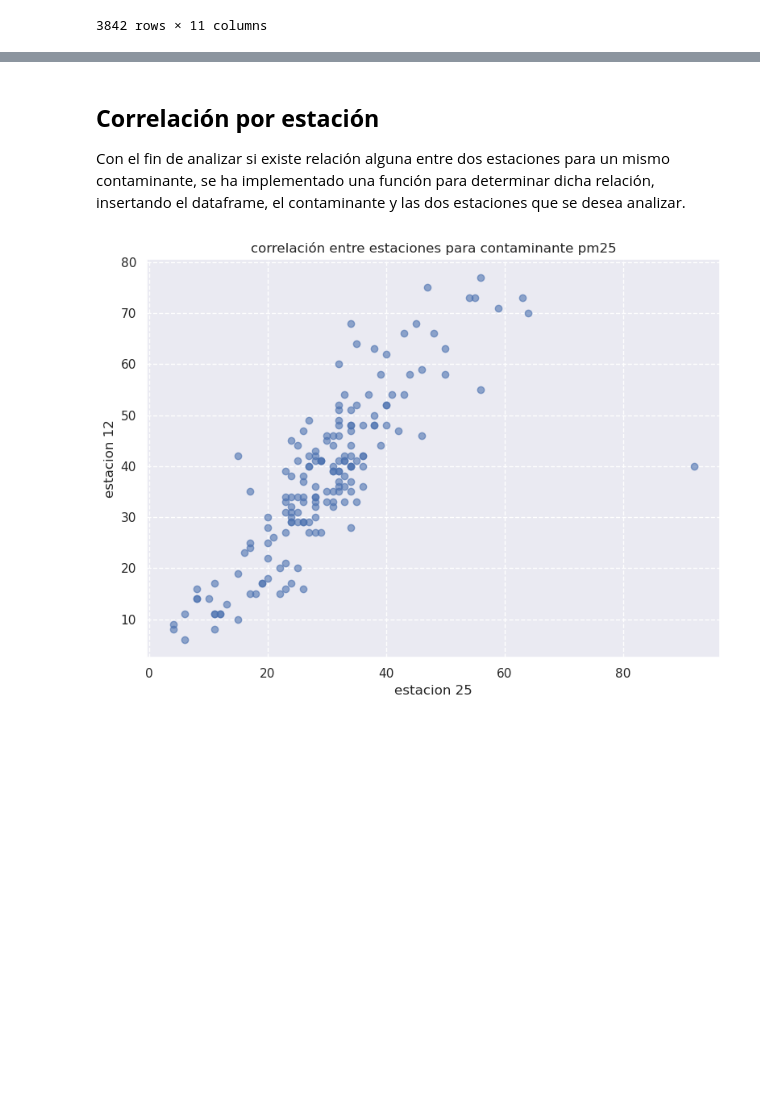
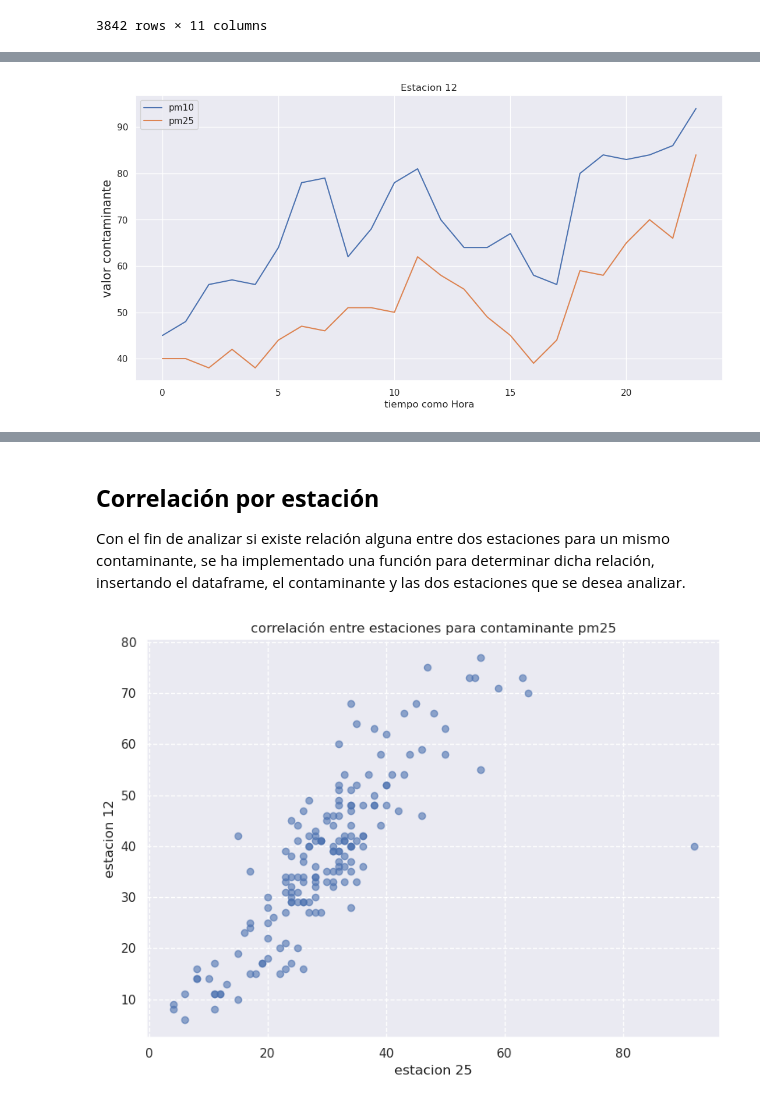
Before and after one commit to LeoUribC/CITRA_DataScience, a Jupyter notebook: Contaminantes/Estudios_PM25.ipynb, the cells around one changed output, grey strips where cells are left out. Drawn from its saved outputs; the diff is of its cells as text; code cells hidden in the pictures; blank space fills up the shorter version.

Commit message:
Added graph to one day behaviour, hourly

```diff
--- a/Contaminantes/Estudios_PM25.ipynb
+++ b/Contaminantes/Estudios_PM25.ipynb
@@ -599,5 +553,5 @@ correlacionContaminantes(promedioHoraContaminantes_df, 25)
 # %%
-def timePlot(df, estacion, tiempo, contaminantes, valores=5, rango_x=30):
+def timePlot(df, estacion, tiempo, contaminantes, rango_x=30):
 
     #intervalo, eje_horizontal = xAxisFix(rango=rango_x)
 
@@ -629,7 +583,7 @@ def timePlot(df, estacion, tiempo, contaminantes, valores=5, rango_x=30):
         )
 
     plt.grid(); plt.title(f'Estacion {estacion}', size=12); plt.legend()
-    plt.xlabel('fecha', size=12);  plt.ylabel('valor contaminante', size=15)
+    plt.xlabel(f'tiempo como {tiempo}', size=12);  plt.ylabel('valor contaminante', size=15)
 
     plt.show()
 
@@ -640,0 +597,15 @@ timePlot(promedioHoraContaminantes_df, 12, 'Fecha-hora', ['pm10', 'pm25'])
+# %%
+# para un dia en especifico
+dia = 25;  mes = 3;  year = 2020
+
+promedioDiaContaminante = datosContaminantes[
+    (datosContaminantes["año"] == year) & \
+    (datosContaminantes["mes"] == mes) & \
+    (datosContaminantes["dia"] == dia)
+]
+
+promedioDiaContaminante = promedioDiaContaminante.groupby(
+    ["Hora", "estacion", "contaminante"]
+).mean().reset_index()
+
+promedioDiaContaminante
@@ -640,0 +626,4 @@ timePlot(promedioHoraContaminantes_df, 12, 'Fecha-hora', ['pm10', 'pm25'])
+# %%
+timePlot(promedioDiaContaminante, 12, "Hora", ["pm10", "pm25"])
+# %% [output]
+[figure, added]
```
Also changed, not shown: parts of 14 cells of this notebook.
